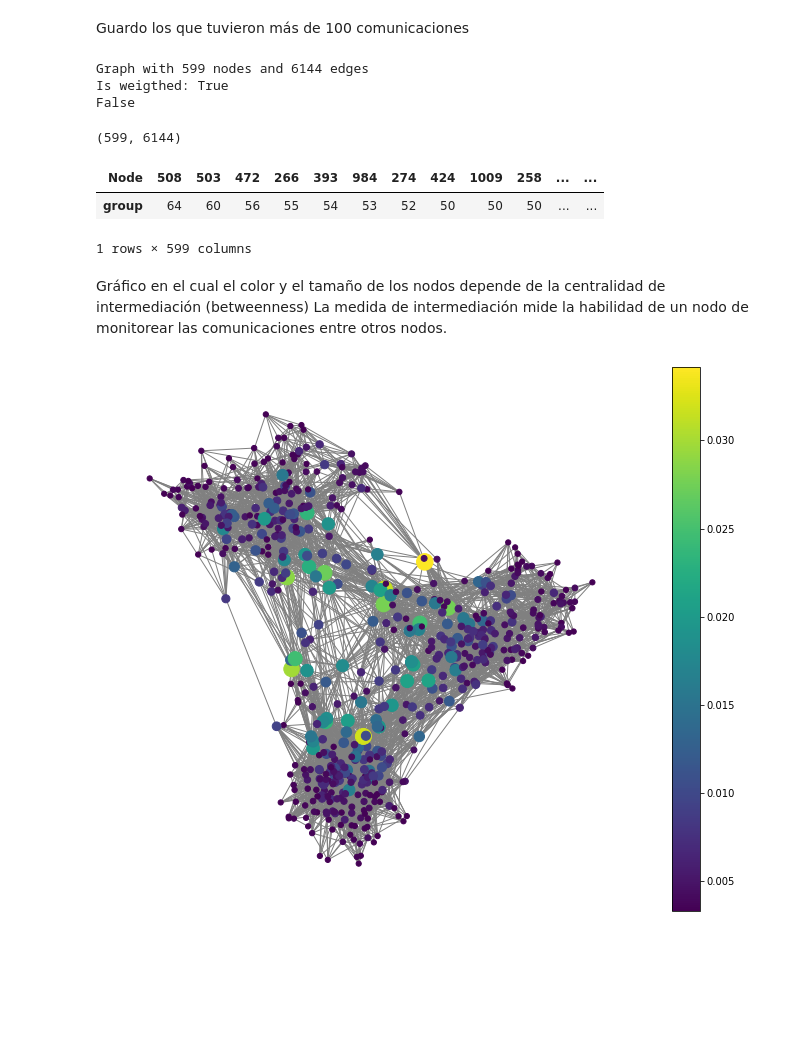
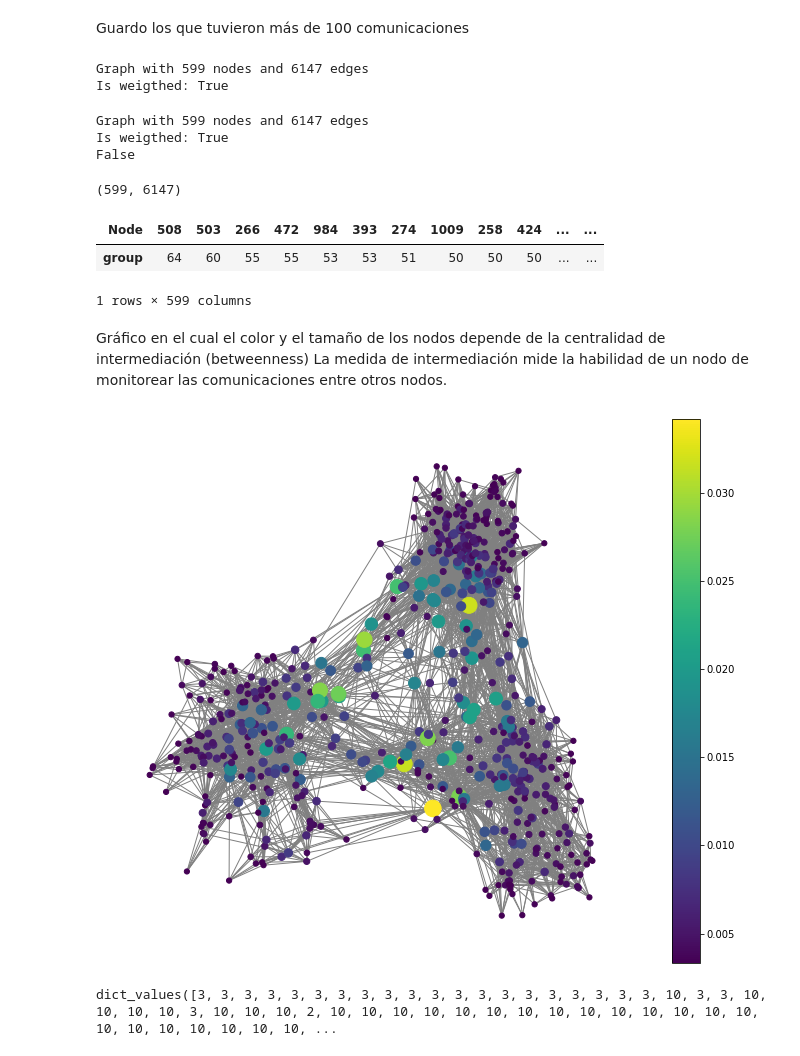
Before and after one commit to ffelicioni/tp_infoviz, a Jupyter notebook: Nodos_social_network.ipynb, the cells around one changed output. Drawn from its saved outputs; the diff is of its cells as text; code cells hidden in the pictures; blank space fills up the shorter version.

```diff
--- a/Nodos_social_network.ipynb
+++ b/Nodos_social_network.ipynb
@@ -286,0 +291,13 @@ la mayoría no tiene comunicaciones
+# %%
+min_comm=10
+g_list=[]
+for (u, v, wt) in G.edges.data('weight'):
+    if wt > min_comm:
+        g_list.append([u,v,wt])
+        #print(f"({u}, {v}, {wt})")
+
+df2=pd.DataFrame(g_list).rename(columns={0:'participantId',1:'to',2:'weight'})
+G1 = nx.from_pandas_edgelist(df2, 'participantId', 'to','weight', create_using=nx.Graph())
+# %%
+grupos = community_louvain.best_partition(G1,weight='weight')
+nx.set_node_attributes(G1, grupos, "group")
@@ -289,10 +316,9 @@ Guardo los que tuvieron más de 100 comunicaciones
 # %%
 min_comm=100
 g_list=[]
-for (u, v, wt) in G.edges.data('weight'):
+for (u, v, wt) in G1.edges.data('weight'):
     if wt > min_comm:
-        g_list.append([u,v,wt])
-        #print(f"({u}, {v}, {wt})")
+       g_list.append([u,v,wt])
 
 df2=pd.DataFrame(g_list).rename(columns={0:'participantId',1:'to',2:'weight'})
 G2 = nx.from_pandas_edgelist(df2, 'participantId', 'to','weight', create_using=nx.Graph())
@@ -300,13 +326,19 @@ G2 = nx.from_pandas_edgelist(df2, 'participantId', 'to','weight', create_using=n
 subgrupo_top=top_degree_centrality_subgraph(G2, top = 600) #601
 
 f = subgraph_without_isolated_nodes(subgrupo_top)
+# %%
+print(nx.info(f))
+print('Is weigthed:',nx.is_weighted(f))
+# %% [output]
+Graph with 599 nodes and 6147 edges
+Is weigthed: True
 # %%
 print(nx.info(f))
 print('Is weigthed:',nx.is_weighted(f))
 print(nx.is_directed(f))
 f.number_of_nodes(), f.number_of_edges()
 # %% [output]
-Graph with 599 nodes and 6144 edges
+Graph with 599 nodes and 6147 edges
 Is weigthed: True
 False
-(599, 6144)
+(599, 6147)
@@ -320,8 +347,8 @@ df0 = pd.DataFrame(f.degree,columns=['Node','group']).set_index('Node')
 df0.T
 df0.sort_values('group',ascending=False).T
 # %% [output]
-| Node | 508 | 503 | 472 | 266 | 393 | 984 | 274 | 424 | 1009 | 258 | ... | ... |
-| group | 64 | 60 | 56 | 55 | 54 | 53 | 52 | 50 | 50 | 50 | ... | ... |
+| Node | 508 | 503 | 266 | 472 | 984 | 393 | 274 | 1009 | 258 | 424 | ... | ... |
+| group | 64 | 60 | 55 | 55 | 53 | 53 | 51 | 50 | 50 | 50 | ... | ... |
 1 rows × 599 columns
 # %% [markdown]
 Gráfico en el cual el color y el tamaño de los nodos depende de la centralidad de intermediación (betweenness)
@@ -329,26 +356,26 @@ La medida de intermediación mide la habilidad de un nodo de monitorear las comu
 # %%
 pos=nx.spring_layout(f,seed=0) #,weight='weight'
 partition=nx.betweenness_centrality(f,normalized=True,endpoints=True)
 deg_centrality = nx.degree_centrality(f)
 eig_centrality = nx.eigenvector_centrality(f)
 #values = [v for n,v in centrality.items()]
 
 node_color = [v for v in partition.values()]
 #node_color = [v for n,v in centrality.items()] #si quiero asignar color por centralidad
 node_size = [v*8000 for v in partition.values()]
 
 # para louvain
-grupos = community_louvain.best_partition(f)
+#grupos = community_louvain.best_partition(f)
 #node_color = [v for n,v in partition.items()]
 
 plt.figure(figsize=(12,10))
 nx.draw_networkx(f, pos= pos, with_labels=False,
                  node_color=node_color,
                  node_size=node_size,
                  edge_color='gray') #font_color='white'
 plt.axis('off')
 
 sm=plt.cm.ScalarMappable(norm=plt.Normalize(vmin=min(node_color), vmax=max(node_color))); sm.set_array([]); cbar = plt.colorbar(sm)
 # %% [output]
-[figure, old version]
+[figure, new version]
 # %%
@@ -361,3 +390,7 @@ json_f=json_graph.node_link_data(f)
 
 with open('graph_social.json', 'w') as outfile1:
     outfile1.write(json.dumps(json_f))
+# %%
+nx.get_node_attributes(h,'group').values()
+# %% [output]
+dict_values([3, 3, 3, 3, 3, 3, 3, 3, 3, 3, 3, 3, 3, 3, 3, 3, 3, 3, 3, 3, 10, 3, 3, 10, 10, 10, 10, 3, 10, 10, 10, 2, 10, 10, 10, 10, 10, 10, 10, 10, 10, 10, 10, 10, 10, 10, 10, 10, 10, 10, 10, 10, 10, ...
```
Also changed, not shown: parts of 9 cells of this notebook.
